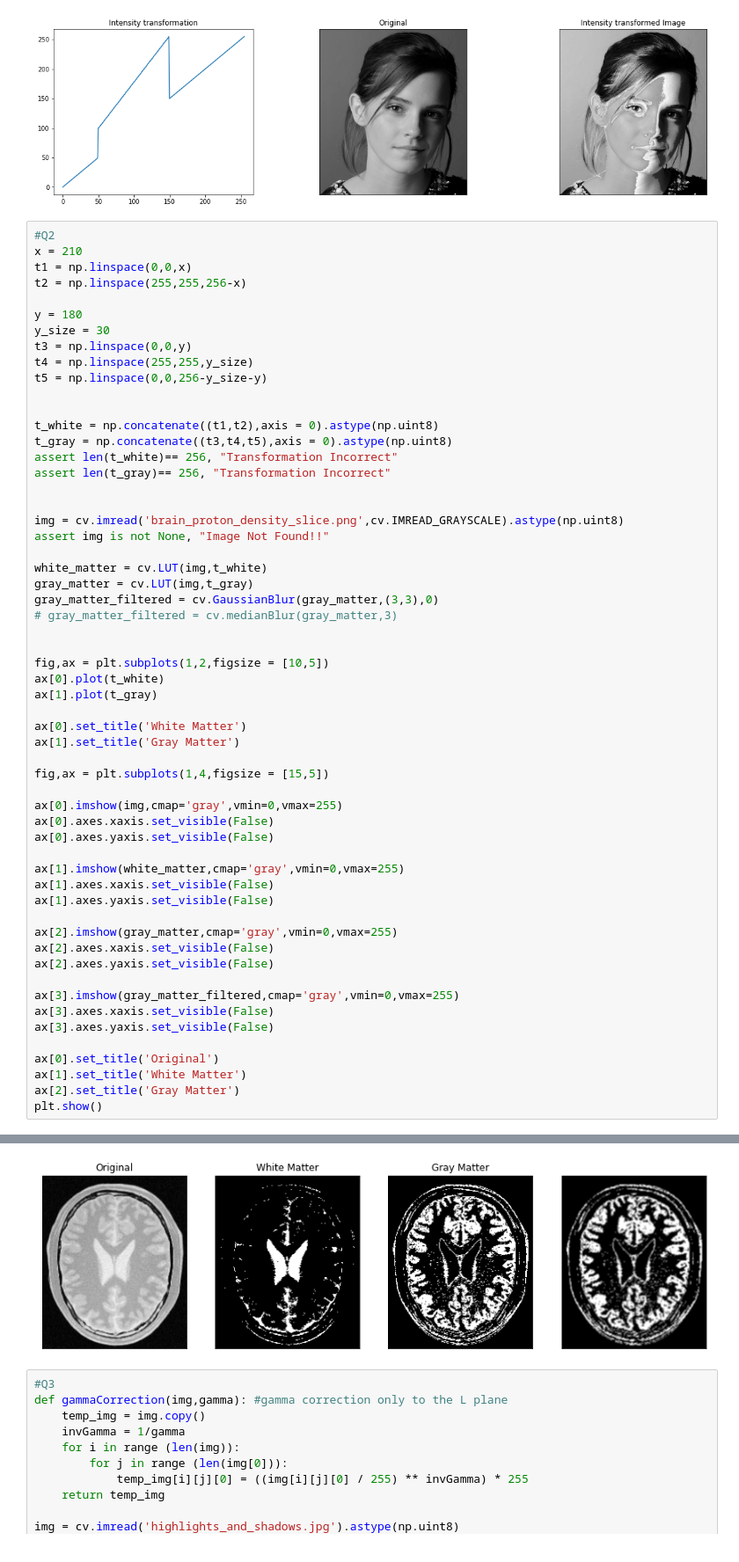
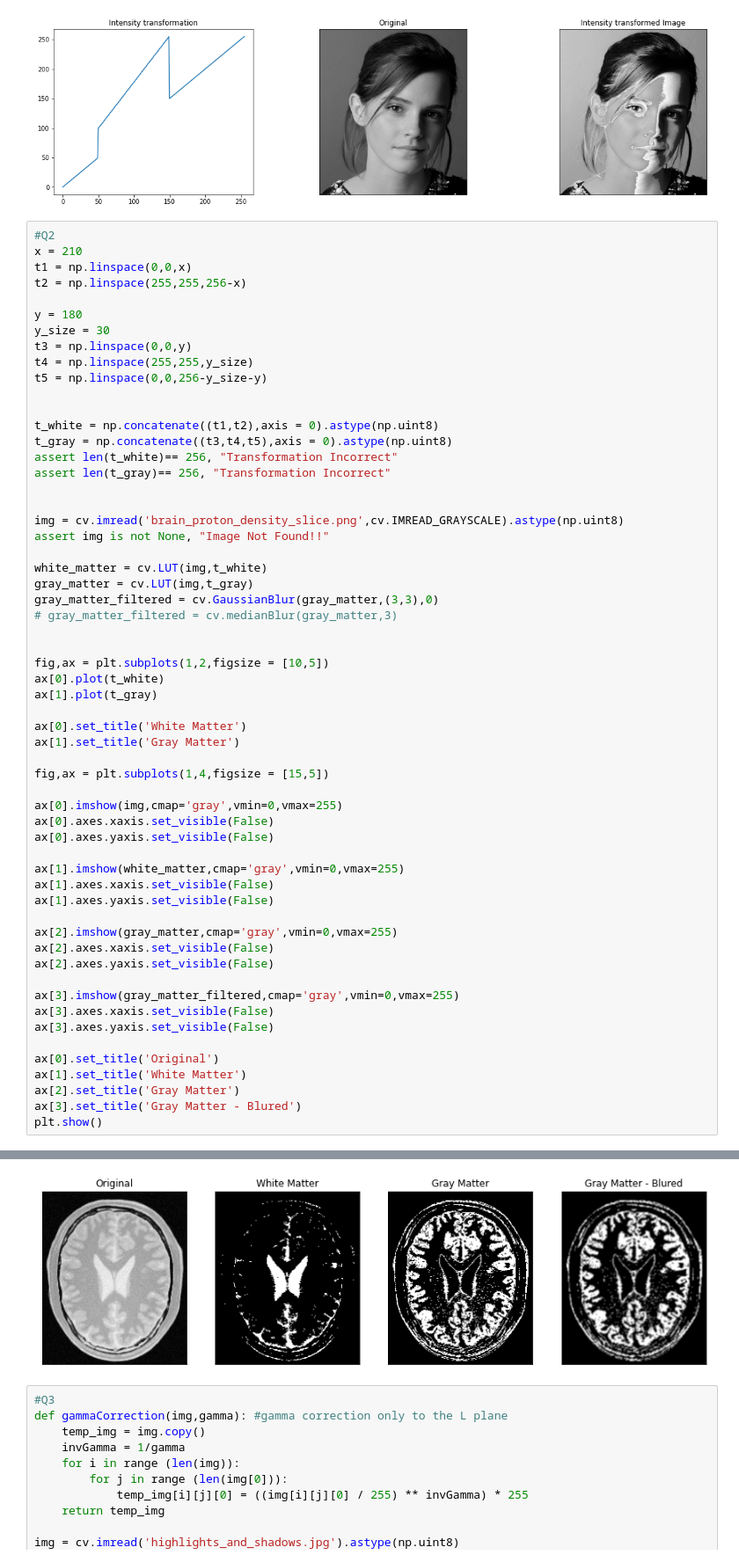
Before and after one commit to limalkasadith/S4-EN2550-Workspace, a Jupyter notebook: Assignments/Assignment-1/190538N_Assignment_1.ipynb, the cells around one changed output, grey strips where cells are left out. Shown at 88% size. Drawn from its saved outputs; the diff is of its cells as text.

```diff
--- a/Assignments/Assignment-1/190538N_Assignment_1.ipynb
+++ b/Assignments/Assignment-1/190538N_Assignment_1.ipynb
@@ -68,34 +68,35 @@ fig,ax = plt.subplots(1,2,figsize = [10,5])
 ax[0].plot(t_white)
 ax[1].plot(t_gray)
 
 ax[0].set_title('White Matter')
 ax[1].set_title('Gray Matter')
 
 fig,ax = plt.subplots(1,4,figsize = [15,5])
 
 ax[0].imshow(img,cmap='gray',vmin=0,vmax=255)
 ax[0].axes.xaxis.set_visible(False)
 ax[0].axes.yaxis.set_visible(False)
 
 ax[1].imshow(white_matter,cmap='gray',vmin=0,vmax=255)
 ax[1].axes.xaxis.set_visible(False)
 ax[1].axes.yaxis.set_visible(False)
 
 ax[2].imshow(gray_matter,cmap='gray',vmin=0,vmax=255)
 ax[2].axes.xaxis.set_visible(False)
 ax[2].axes.yaxis.set_visible(False)
 
 ax[3].imshow(gray_matter_filtered,cmap='gray',vmin=0,vmax=255)
 ax[3].axes.xaxis.set_visible(False)
 ax[3].axes.yaxis.set_visible(False)
 
 ax[0].set_title('Original')
 ax[1].set_title('White Matter')
 ax[2].set_title('Gray Matter')
+ax[3].set_title('Gray Matter - Blured')
 plt.show()
 # %% [output]
 [figure]
-[figure, old version]
+[figure, new version]
 # %%
 #Q3
 def gammaCorrection(img,gamma): #gamma correction only to the L plane
```
Also changed, not shown: parts of 1 cell of this notebook, 1 other file.
